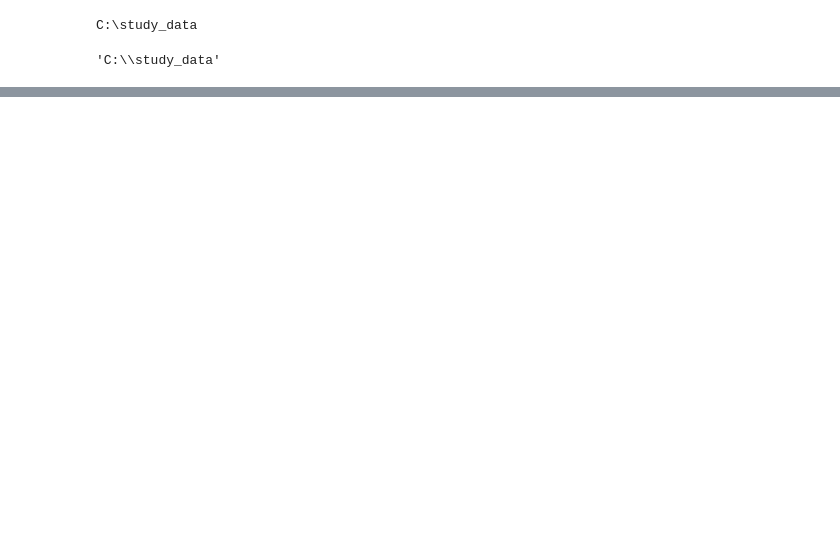
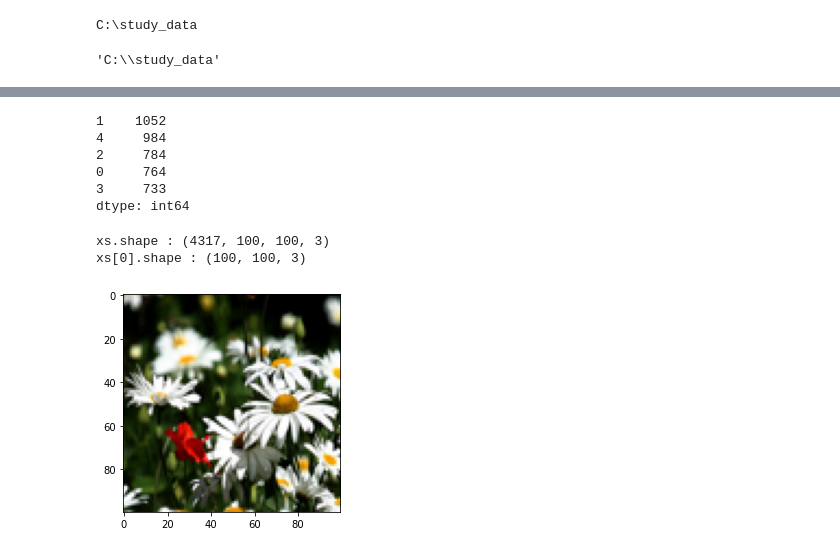
Before and after one commit to SeoMinJong/deep_learning, a Jupyter notebook: kaggle_image_flowers.ipynb, the cells around one changed output, grey strips where cells are left out. Drawn from its saved outputs; the diff is of its cells as text; code cells hidden in the pictures; blank space fills up the shorter version.

Commit message:
[ex] flowers_init 함수 생성 (list_dir, load_image_pixels를 사용한 함수)

```diff
--- a/kaggle_image_flowers.ipynb
+++ b/kaggle_image_flowers.ipynb
@@ -58,0 +55,5 @@ print(target_names)
+# %%
+def load_image_pixels(imagepath, resolution):
+    img         = Image.open(imagepath)
+    img_resized = img.resize(resolution)
+    return np.array(img_resized)
@@ -58,0 +82,33 @@ print(target_names)
+# %%
+def flowers_init(resolution):
+    path         = 'archive/flowers/'
+    target_names = list_dir(path=path)
+
+    images = []
+    idxs = []
+
+    for dx, dname in enumerate(target_names):
+        print("dname :",dname)
+
+        sub_path = path + dname
+        print("sub_path :",sub_path)
+
+        filenames = list_dir(sub_path)
+        print("filenames : \n",filenames[:3])
+
+        for fname in filenames:
+            if fname[-4:] != ".jpg":
+                continue
+            imagepath = os.path.join(sub_path,fname)
+            pixels = load_image_pixels(imagepath, resolution)
+
+            images.append(pixels)
+
+            idxs.append(dx)
+
+    xs = np.asarray(images, dtype='float32')
+
+    return xs, images, idxs
+# %%
+resolution = [100,100]
+xs, images, idxs = flowers_init(resolution)
@@ -58,0 +138,25 @@ print(target_names)
+# %%
+print(pd.DataFrame(idxs).value_counts())
+# %% [output]
+1    1052
+4     984
+2     784
+0     764
+3     733
+dtype: int64
+# %%
+print("xs.shape :",xs.shape)
+print("xs[0].shape :",xs[0].shape)
+# 분명 이미지의 차원은 3개의 차원으로 표현할 수 있는데 데이터셋이 포함된 차원은 총 4차원으로 표현된다.
+# %% [output]
+xs.shape : (4317, 100, 100, 3)
+xs[0].shape : (100, 100, 3)
+# %%
+img = xs[5]
+
+img_image = Image.fromarray(np.uint8(img))
+# uint8은 2**8의 uint을 뜻하고 이미지를 표현하는 방법은 0~255로 256개의 값으로 이루어지기 때문에 uint8이 사용되는 것
+plt.imshow(img_image)
+plt.show()
+# %% [output]
+[figure, added]
```
Also changed, not shown: parts of 17 cells of this notebook.
